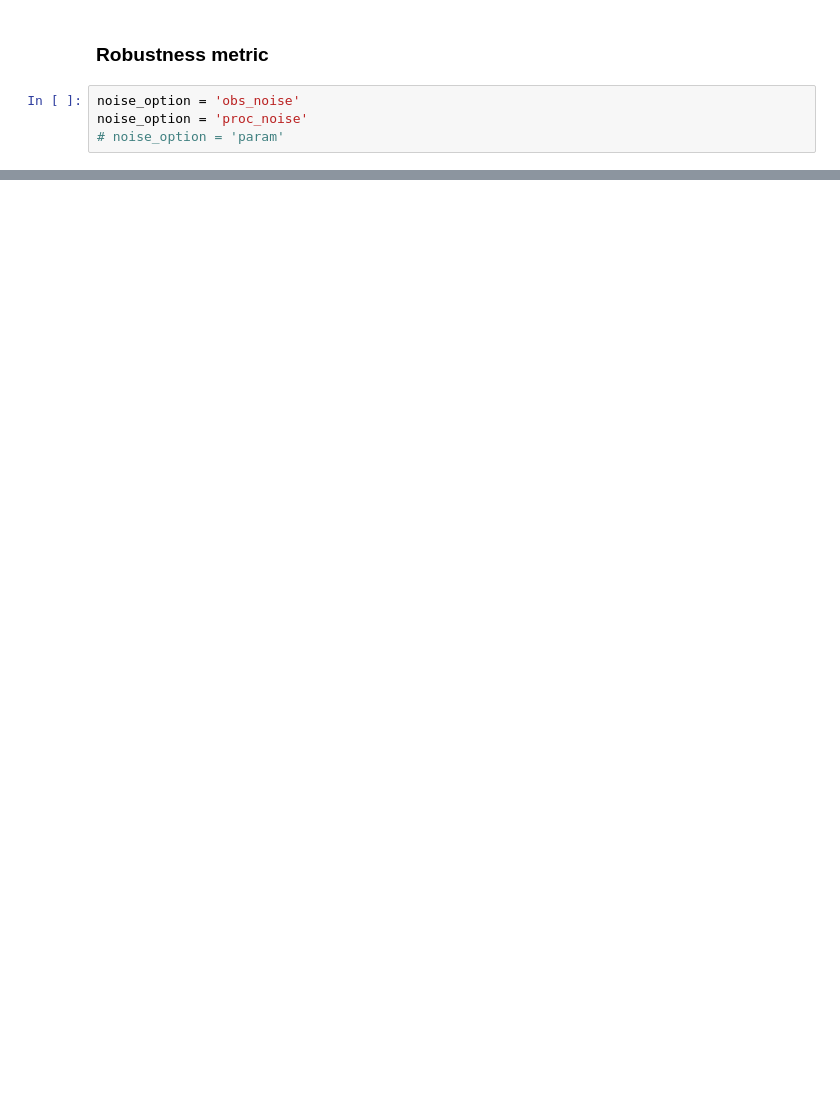
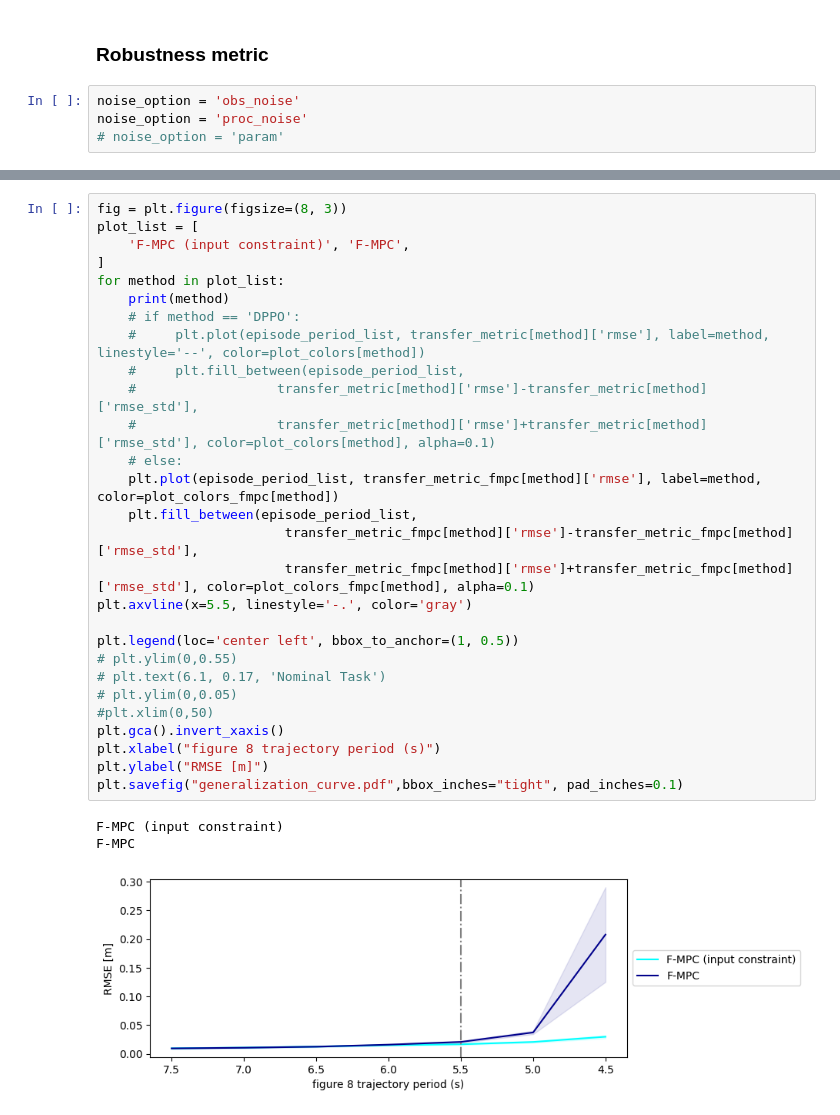
Before and after one commit to middleyuan/safe-control-gym, a Jupyter notebook: benchmarking_sim/quadrotor/plotting/data_analysis_mb.ipynb, the cells around one changed output, grey strips where cells are left out. Cells and saved outputs as stored; diff of their text form; blank space fills up the shorter version.

Commit message:
save nominal plotting

```diff
--- a/benchmarking_sim/quadrotor/plotting/data_analysis_mb.ipynb
+++ b/benchmarking_sim/quadrotor/plotting/data_analysis_mb.ipynb
@@ -538,0 +659,32 @@ plt.savefig(f"robustness_model-based_{noise_option}.png",bbox_inches="tight", pa
+# %%
+fig = plt.figure(figsize=(8, 3))
+plot_list = [
+    'F-MPC (input constraint)', 'F-MPC',
+]
+for method in plot_list:
+    print(method)
+    # if method == 'DPPO':
+    #     plt.plot(episode_period_list, transfer_metric[method]['rmse'], label=method, linestyle='--', color=plot_colors[method])
+    #     plt.fill_between(episode_period_list,
+    #                  transfer_metric[method]['rmse']-transfer_metric[method]['rmse_std'],
+    #                  transfer_metric[method]['rmse']+transfer_metric[method]['rmse_std'], color=plot_colors[method], alpha=0.1)
+    # else:
+    plt.plot(episode_period_list, transfer_metric_fmpc[method]['rmse'], label=method, color=plot_colors_fmpc[method])
+    plt.fill_between(episode_period_list,
+                        transfer_metric_fmpc[method]['rmse']-transfer_metric_fmpc[method]['rmse_std'],
+                        transfer_metric_fmpc[method]['rmse']+transfer_metric_fmpc[method]['rmse_std'], color=plot_colors_fmpc[method], alpha=0.1)
+plt.axvline(x=5.5, linestyle='-.', color='gray')
+
+plt.legend(loc='center left', bbox_to_anchor=(1, 0.5))
+# plt.ylim(0,0.55)
+# plt.text(6.1, 0.17, 'Nominal Task')
+# plt.ylim(0,0.05)
+#plt.xlim(0,50)
+plt.gca().invert_xaxis()
+plt.xlabel("figure 8 trajectory period (s)")
+plt.ylabel("RMSE [m]")
+plt.savefig("generalization_curve.pdf",bbox_inches="tight", pad_inches=0.1)
+# %% [output]
+F-MPC (input constraint)
+F-MPC
+[figure, added]
```
Also changed, not shown: parts of 10 cells of this notebook, 6 other files.
